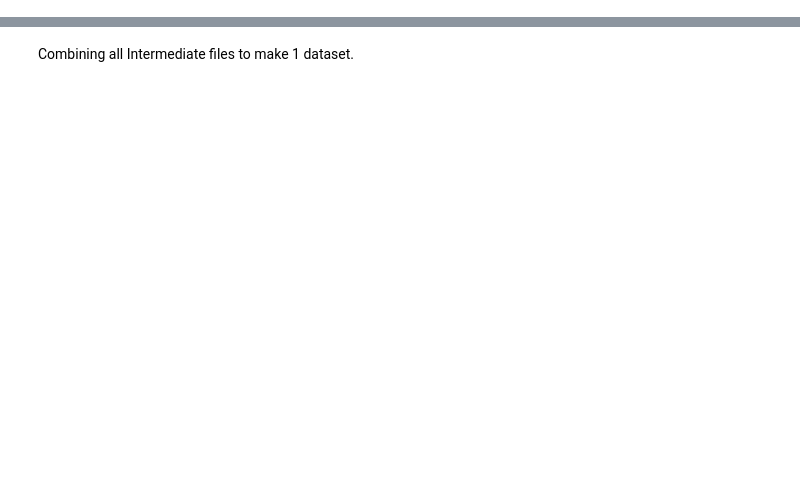
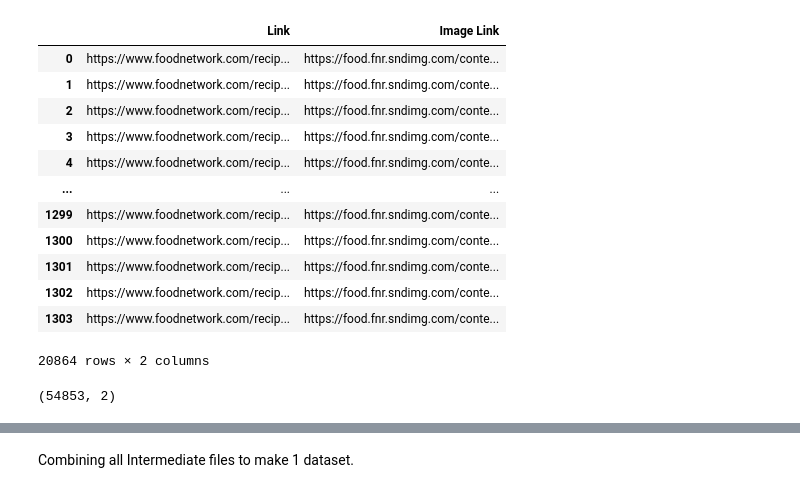
Before and after one commit to PritishWadhwa/IR-Project, a Jupyter notebook: Backend/Image_Extraction.ipynb, the cells around one changed output, grey strips where cells are left out. Cells and saved outputs as stored; diff of their text form; code cells hidden in the pictures; blank space fills up the shorter version.

Commit message:
Images corrected, Querying is fast.

```diff
--- a/Backend/Image_Extraction.ipynb
+++ b/Backend/Image_Extraction.ipynb
@@ -16,0 +29,22 @@ newDf.shape
+# %%
+images_dataset = pd.DataFrame()
+for i in range(1,5):
+    for j in range(1,5):
+        link = '/content/drive/MyDrive/IR Project/Data Extraction Files (Image)/ImageLinks_'+str(i)+"_"+ str(j)+'.csv'
+        curr_dataset = pd.read_csv(link)
+        images_dataset = pd.concat([images_dataset,curr_dataset],axis = 0)
+images_dataset
+# %% [output]
+|  | Link | Image Link |
+| 0 | https://www.foodnetwork.com/recip... | https://food.fnr.sndimg.com/conte... |
+| 1 | https://www.foodnetwork.com/recip... | https://food.fnr.sndimg.com/conte... |
+| 2 | https://www.foodnetwork.com/recip... | https://food.fnr.sndimg.com/conte... |
+| 3 | https://www.foodnetwork.com/recip... | https://food.fnr.sndimg.com/conte... |
+| 4 | https://www.foodnetwork.com/recip... | https://food.fnr.sndimg.com/conte... |
+| ... | ... | ... |
+| 1299 | https://www.foodnetwork.com/recip... | https://food.fnr.sndimg.com/conte... |
+| 1300 | https://www.foodnetwork.com/recip... | https://food.fnr.sndimg.com/conte... |
+| 1301 | https://www.foodnetwork.com/recip... | https://food.fnr.sndimg.com/conte... |
+| 1302 | https://www.foodnetwork.com/recip... | https://food.fnr.sndimg.com/conte... |
+| 1303 | https://www.foodnetwork.com/recip... | https://food.fnr.sndimg.com/conte... |
+20864 rows × 2 columns
@@ -16,0 +60,9 @@ newDf.shape
+# %%
+# redone = pd.read_csv('/content/drive/MyDrive/IR Project/Data Extraction Files (Image)/ImageLinks_redo.csv')
+# final_final_images = pd.concat([final_images,redone],axis = 0)
+# final_final_images = final_final_images.drop_duplicates(subset = "Link", keep = "last")
+final_final_images = final_final_images.reset_index(drop = True)
+final_final_images.to_csv('/content/drive/MyDrive/IR Project/Saved/dataframes/final_final_images_dataset.csv',index= False)
+final_final_images.shape
+# %% [output]
+(54853, 2)
```
Also changed, not shown: parts of 40 cells of this notebook, 5 other files.
